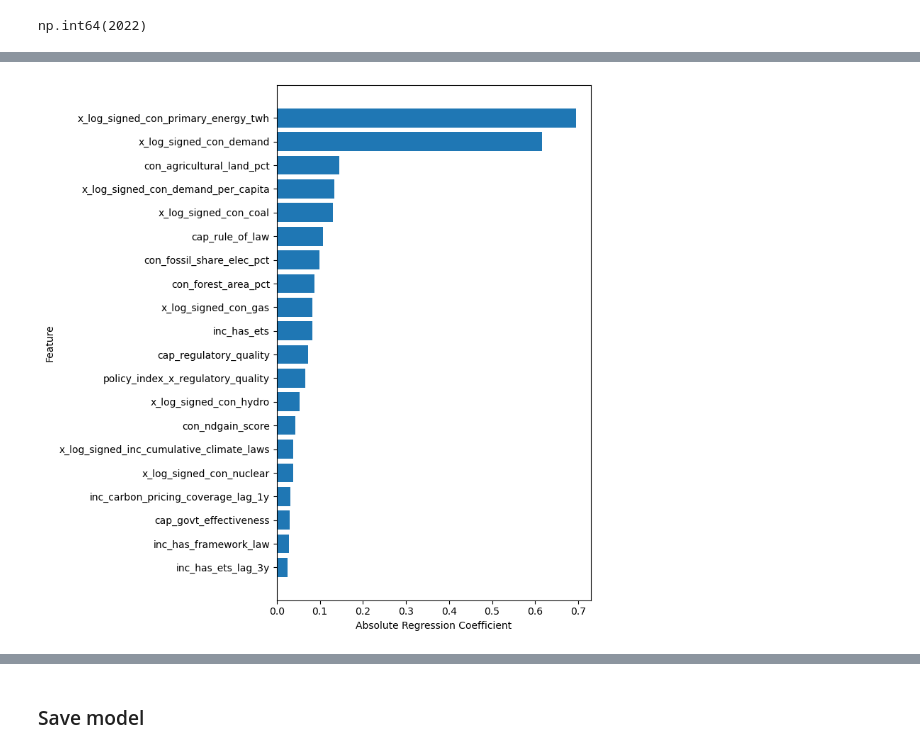
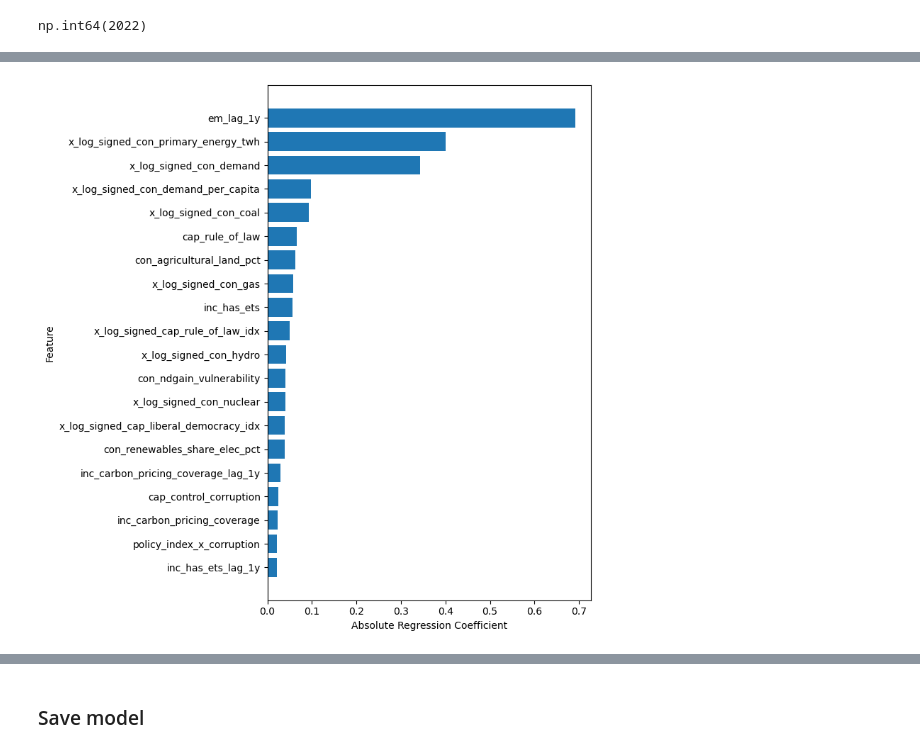
Before and after one commit to jroblar/ndc_evaluation, a Jupyter notebook: ml/robustness_check_oecd_policy_index.ipynb, the cells around one changed output, grey strips where cells are left out. Drawn from its saved outputs; the diff is of its cells as text; code cells hidden in the pictures.

Commit message:
update notebooks to have ablation test

```diff
--- a/ml/robustness_check_oecd_policy_index.ipynb
+++ b/ml/robustness_check_oecd_policy_index.ipynb
@@ -847,0 +796,4 @@ features_list
+# %%
+# Get the feattures with test_mae_level_improvement above 0
+top_features = feature_screen_df[feature_screen_df["test_mae_level_improvement"] > 0]["feature"].tolist()
+top_features
@@ -847,0 +818,4 @@ features_list
+# %%
+# Get the features to remove
+features_to_remove = feature_screen_df[~feature_screen_df["feature"].isin(top_features)]["feature"].tolist()
+features_to_remove
@@ -847,0 +836,3 @@ features_list
+# %%
+training_df_after_ablation = training_df.drop(columns=features_to_remove)
+training_df_after_ablation.head()
@@ -848,32 +911,21 @@ features_list
 # %%
 print("Running regression without group feature...")
-
-enet_params = dict(
-    l1_ratio=[0.01],
-    n_alphas=300,          # wider alpha search
-    eps=1e-4,              # allow smaller alphas
-    cv=7,
-    max_iter=30000,
-    n_jobs=1,
-    random_state=42,
-)
-
-
-ra_4 = RegressionAnalysis(
+ra_training = RegressionAnalysis(
     df=training_df_after_ablation,
     target_col=target_var,
     group_col="iso_alpha_3",
     year_col="year",
     holdout_years=5,
     scaler_type="standard",
-    feature_cols=features_list,
+    feature_cols=top_features,
     include_year=False,
     enet_params=enet_params
 )
 
-ra_4.cross_validate()
-ra_4.fit()
-ra_4.evaluate()
+
+ra_training.cross_validate()
+ra_training.fit()
+ra_training.evaluate()
 # %% [output]
 Running regression without group feature...
 
@@ -910,8 +962,8 @@ Median                  1.2880         1.3273            1.6894            1.733
   'train_mae_level': np.float64(556.8236855921621),
   'test_mae_level': np.float64(644.7753179193498)}}
 # %%
-ra_4.plot_top_enet_regressors()
+ra_training.plot_top_enet_regressors()
 # %% [output]
-[figure, old version]
+[figure, new version]
 # %%
 # one model
```
Also changed, not shown: parts of 20 cells of this notebook, 3 other files.
